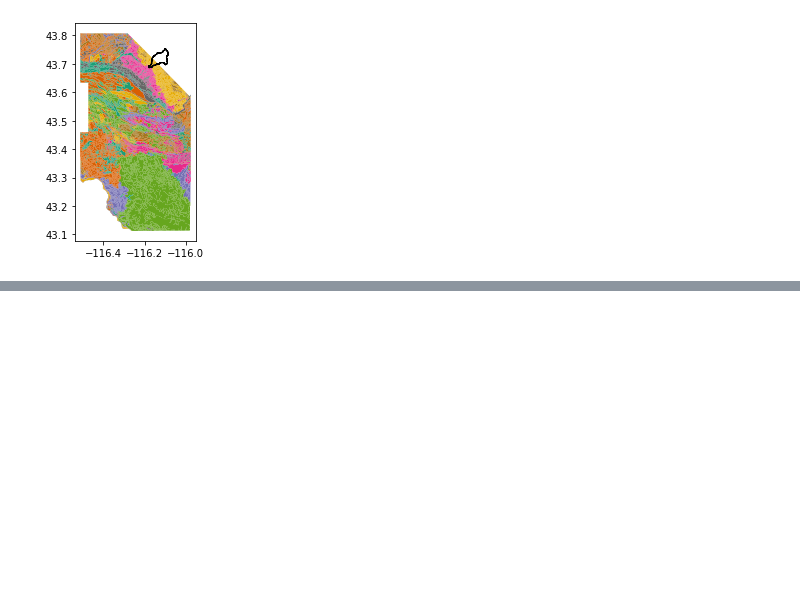
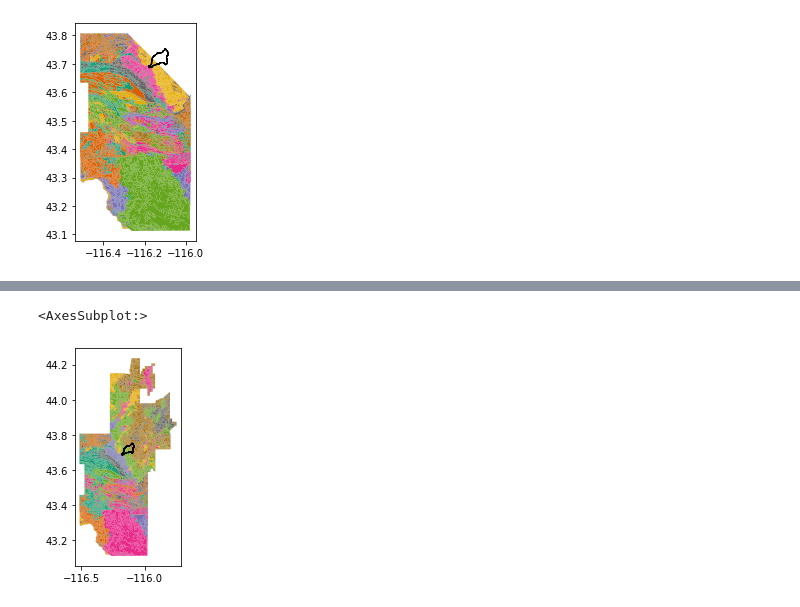
Before and after one commit to mcreelma/GEOS505_F22, a Jupyter notebook: GPD/GPD_Tutorial.ipynb, the cells around one changed output, grey strips where cells are left out. Cells and saved outputs as stored; diff of their text form; code cells hidden in the pictures; blank space fills up the shorter version.

```diff
--- a/GPD/GPD_Tutorial.ipynb
+++ b/GPD/GPD_Tutorial.ipynb
@@ -41,0 +90,3 @@ dcew_bound.plot(ax = ax1 , facecolor = 'none' , edgecolor = 'black')
+# %%
+dcew_bound_wgs84 = dcew_bound.to_crs('EPSG:4326') # reproject the boundary
+dcew_bound_wgs84.crs # check for the new boundary
@@ -41,0 +105,3 @@ dcew_bound.plot(ax = ax1 , facecolor = 'none' , edgecolor = 'black')
+# %%
+boise_front_soils = gpd.pd.concat([ boi1_soil , boi2_soil ] ) # concatonate both the datasets
+boise_front_soils #
@@ -41,0 +122,6 @@ dcew_bound.plot(ax = ax1 , facecolor = 'none' , edgecolor = 'black')
+# %%
+ax3 = boise_front_soils.plot(column = 'MUSYM' , cmap = 'Dark2') # plot the combined info
+dcew_bound_wgs84.plot( ax = ax3 , facecolor = 'none' , edgecolor = 'black' ) # plot overlay of boundary
+# %% [output]
+<AxesSubplot:>
+[figure, added]
```
Also changed, not shown: parts of 9 cells of this notebook, 15 other files.
